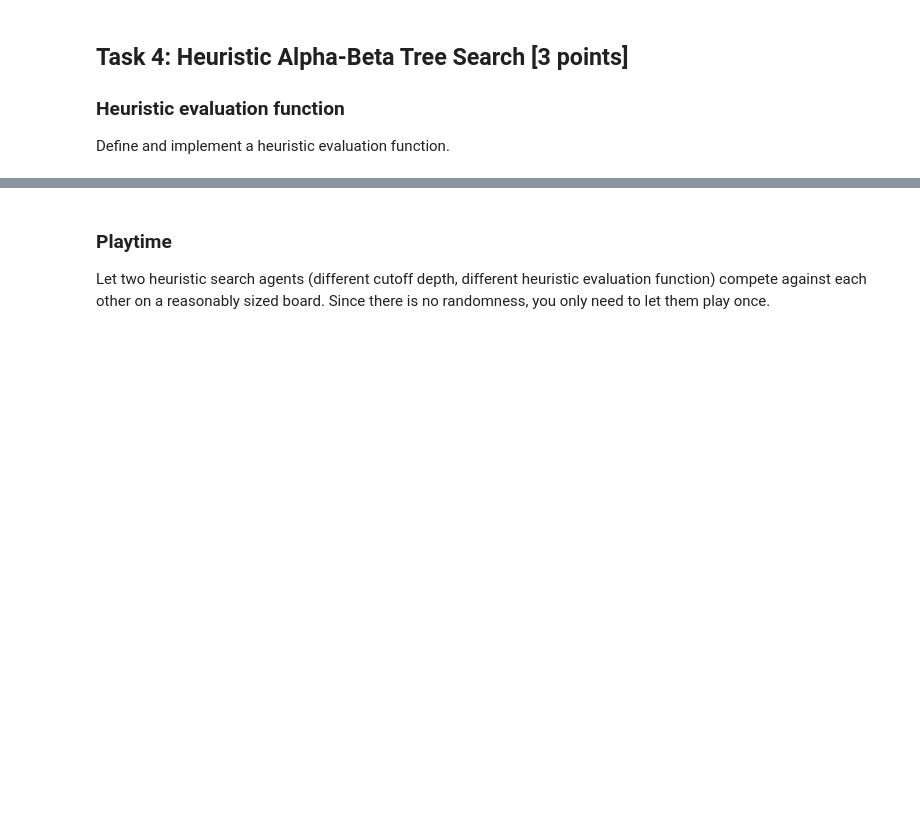
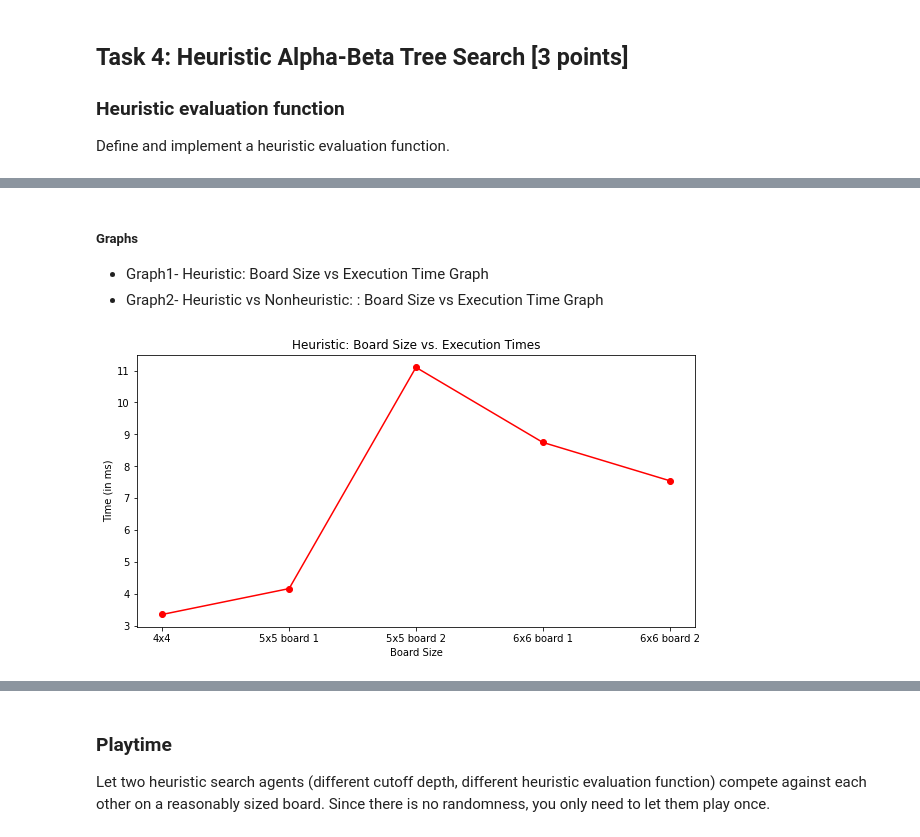
Before and after one commit to mariaherediaa/CS7320-AI, a Jupyter notebook: Games/assignment_connect4.ipynb, the cells around one changed output, grey strips where cells are left out. Cells and saved outputs as stored; diff of their text form; code cells hidden in the pictures; blank space fills up the shorter version.

```diff
--- a/Games/assignment_connect4.ipynb
+++ b/Games/assignment_connect4.ipynb
@@ -1211,0 +1860,26 @@ How long does it take to make a move? Start with a smaller board with 4 columns
+# %% [markdown]
+##### Graphs
+* Graph1- Heuristic: Board Size vs Execution Time Graph
+* Graph2- Heuristic vs Nonheuristic: : Board Size vs Execution Time Graph
+# %%
+#GRAPH1
+
+import matplotlib.pyplot as plot
+
+#setting up graph dimensions
+mygraph = plot.figure(figsize = (10, 5))
+plotvalues = [('4x4', 3.36), ('5x5 board 1', 4.17), ('5x5 board 2', 11.1), ('6x6 board 1', 8.75), ('6x6 board 2', 7.55)]
+x = [value[0] for value in plotvalues]
+y = [value[1] for value in plotvalues]
+plot.plot(x, y, color='red')
+plot.scatter('4x4', 3.36, facecolor='red')
+plot.scatter('5x5 board 1', 4.17, facecolor='red')
+plot.scatter('5x5 board 2', 11.1, facecolor='red')
+plot.scatter('6x6 board 1', 8.75, facecolor='red')
+plot.scatter('6x6 board 2', 7.55, facecolor='red')
+plot.title('Heuristic: Board Size vs. Execution Times')
+plot.ylabel('Time (in ms)')
+plot.xlabel('Board Size')
+plot.show()
+# %% [output]
+[figure, added]
```
Also changed, not shown: parts of 53 cells of this notebook, 1 other file.
